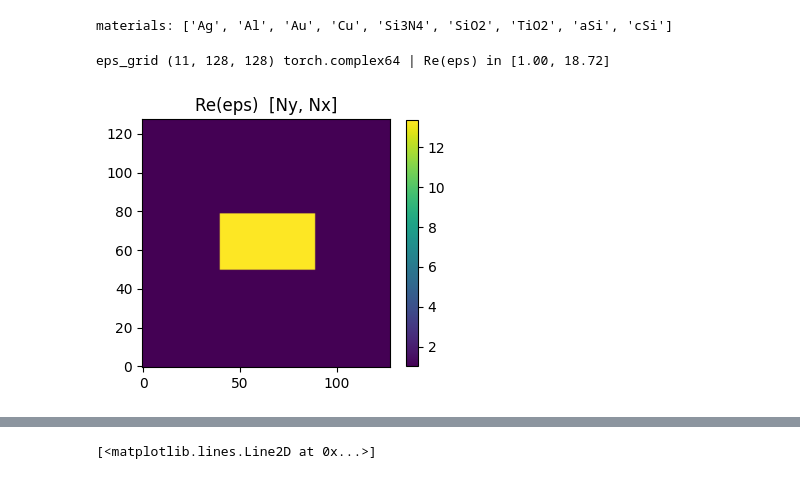
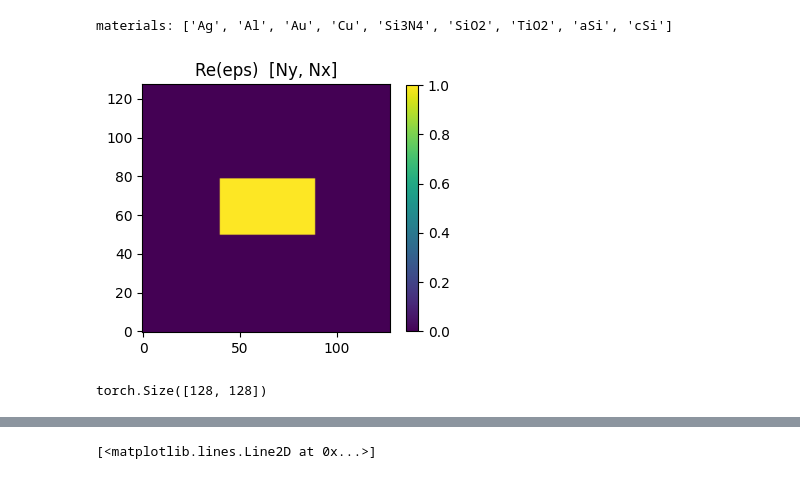
Before and after one commit to RodionovSA/metarcwa, a Jupyter notebook: homogeneous_tests.ipynb, the cells around one changed output, grey strips where cells are left out. Saved outputs shown, nothing was run; the diff lists cells and outputs as text; code cells hidden in the pictures.

```diff
--- a/homogeneous_tests.ipynb
+++ b/homogeneous_tests.ipynb
@@ -36,33 +32,37 @@ shape = Rectangle(center=torch.tensor([P / 2, P / 2]),
 solid = material("aSi")
 void  = ConstantEps(1.0)
 
+solid_mat = IsotropicMedium(from_dispertorch(solid))
+void_mat = IsotropicMedium(from_dispertorch(void))
+
 layer = Layer(
-        eps_solid_fn=from_dispertorch(solid),
+        medium_solid=solid_mat,
         thickness=torch.tensor(200.0),
-        eps_void_fn=from_dispertorch(void),
+        medium_void=void_mat,
         shape_fn=from_metashapes(shape, soft=False, softness=1.0),
     )
 
 stack = Stack(
-    incidence=from_dispertorch(ConstantEps(4.0)),
+    incidence=void_mat,
     layers=[layer],
-    transmission=from_dispertorch(solid),
+    transmission=solid_mat,
     lattice=lattice,
-    grid_shape=GRID,
 )
 # %%
-spec = stack.spec(WL)
+spec = stack.spec(WL, nx=GRID[0], ny=GRID[1])
 
-eps_grid, a1, a2 = spec.layer_eps[0], spec.a1, spec.a2
-print("eps_grid", tuple(eps_grid.shape), eps_grid.dtype,
-      "| Re(eps) in [%.2f, %.2f]" % (eps_grid.real.min(), eps_grid.real.max()))
+a1, a2 = spec.a1, spec.a2
+pattern = spec.layers[0].pattern
 
 plt.figure(figsize=(4, 4))
-plt.imshow(eps_grid[0].real.cpu(), origin="lower", cmap="viridis")
+plt.imshow(pattern.cpu(), origin="lower", cmap="viridis")
 plt.title("Re(eps)  [Ny, Nx]"); plt.colorbar(shrink=0.8); plt.show()
 # %% [output]
-eps_grid (11, 128, 128) torch.complex64 | Re(eps) in [1.00, 18.72]
-[figure, old version]
+[figure, new version]
+# %%
+pattern.shape
+# %% [output]
+torch.Size([128, 128])
 # %%
 DTYPE = torch.float32
 DEVICE = 'cuda:0'
```
Also changed, not shown: parts of 5 cells of this notebook, 4 other files.
